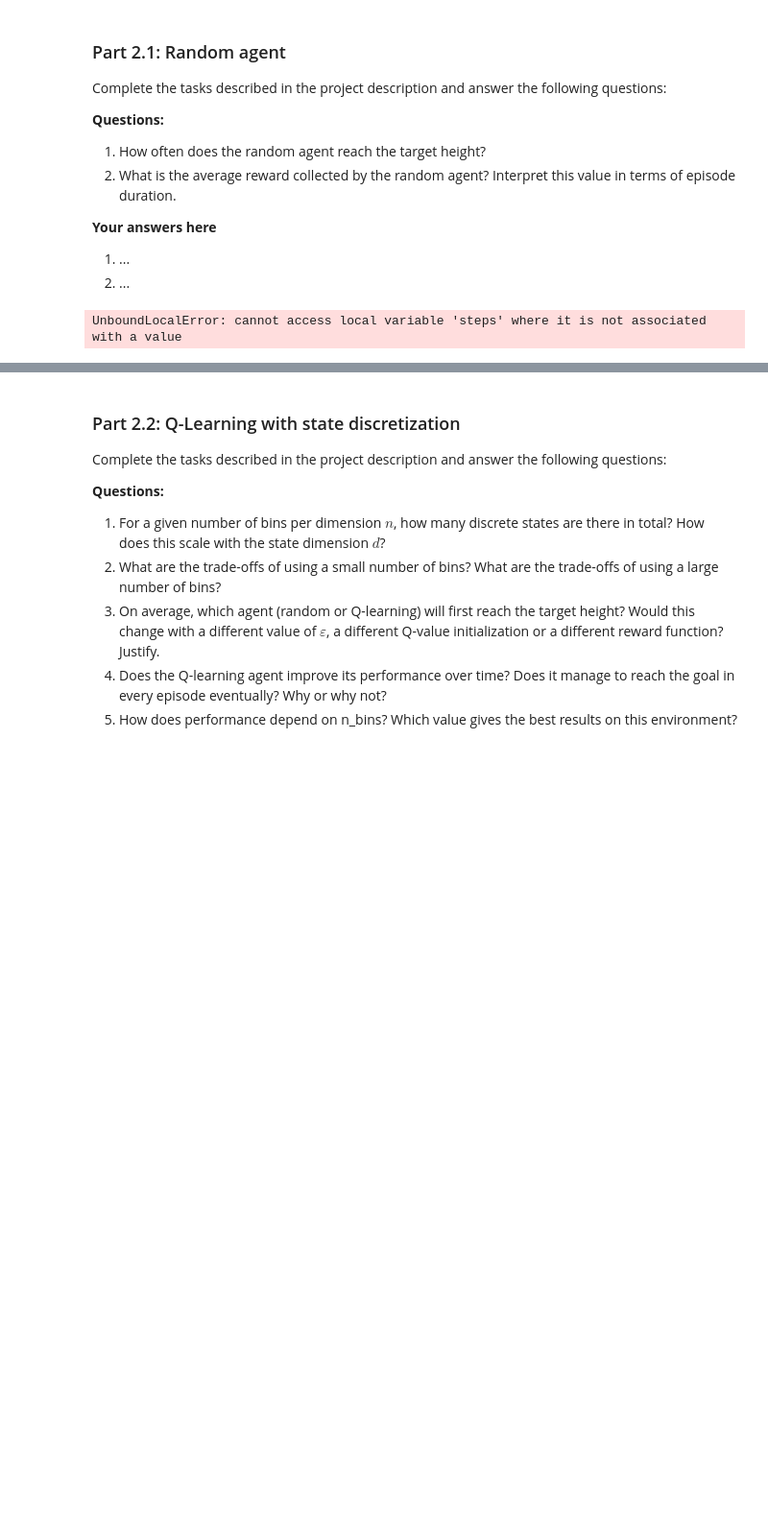
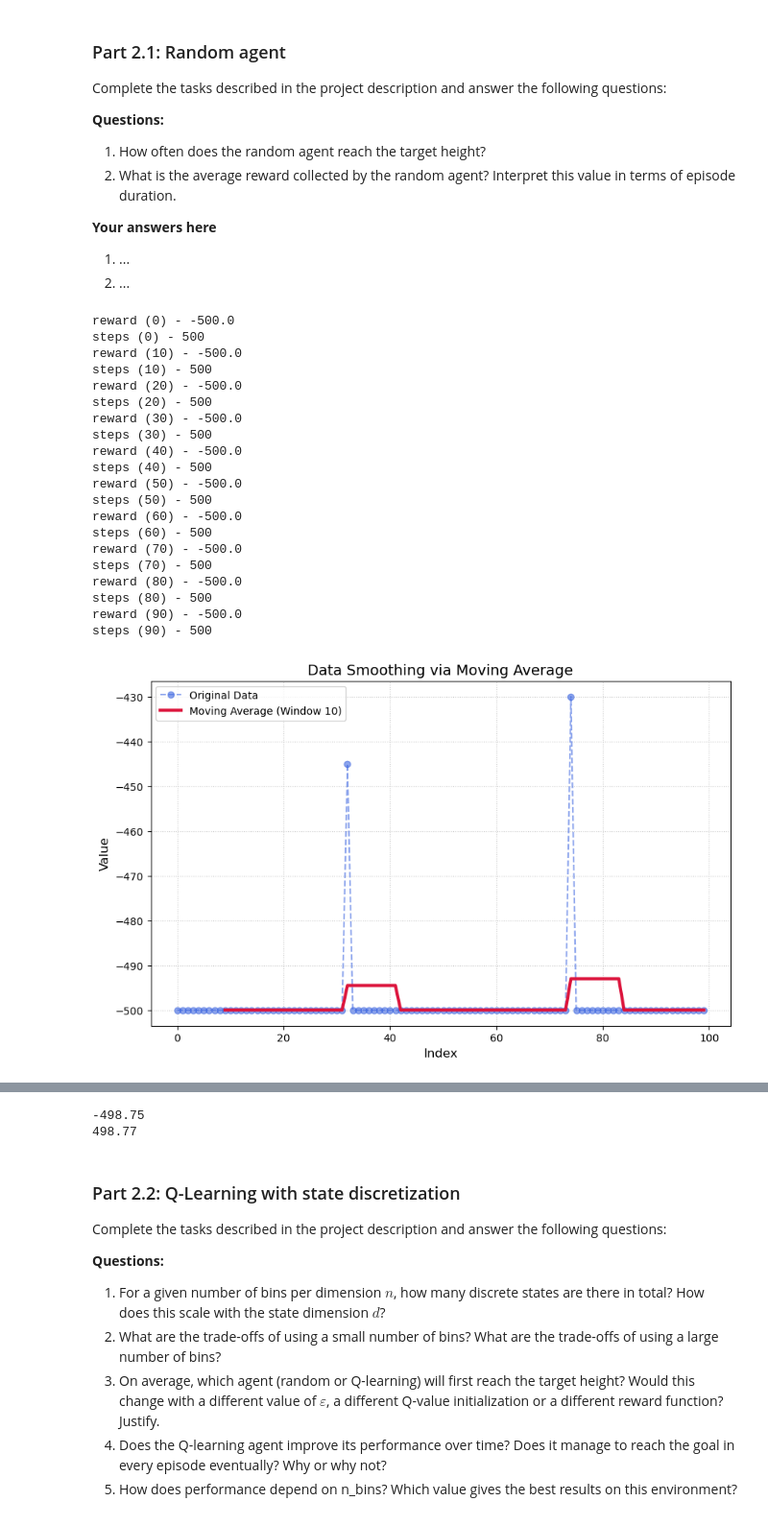
Before and after one commit to EPFLHenrik/ReinforcementLearning, a Jupyter notebook: MP2.ipynb, the cells around one changed output, grey strips where cells are left out. Shown at 96% size. Cells and saved outputs as stored; diff of their text form; code cells hidden in the pictures; blank space fills up the shorter version.

```diff
--- a/MP2.ipynb
+++ b/MP2.ipynb
@@ -108,7 +151,27 @@ random_ag = RandomAgent(env)
 gif_episode(env, random_ag, filename="random_agent_episode.gif")
 # %%
 random_rewards, random_episode_lengths = run_agent(env, random_ag, num_episodes=100, print_every=10)
-# plot_rewards(random_rewards)
-# plot_success(random_rewards)
+plot_rewards(random_rewards)
+plot_success(random_rewards)
 # %% [output]
-UnboundLocalError: cannot access local variable 'steps' where it is not associated with a value
+reward (0) - -500.0
+steps (0) - 500
+reward (10) - -500.0
+steps (10) - 500
+reward (20) - -500.0
+steps (20) - 500
+reward (30) - -500.0
+steps (30) - 500
+reward (40) - -500.0
+steps (40) - 500
+reward (50) - -500.0
+steps (50) - 500
+reward (60) - -500.0
+steps (60) - 500
+reward (70) - -500.0
+steps (70) - 500
+reward (80) - -500.0
+steps (80) - 500
+reward (90) - -500.0
+steps (90) - 500
+[figure, added]
@@ -115,3 +179,9 @@ UnboundLocalError: cannot access local variable 'steps' where it is not associat
+# %%
+print(np.mean(random_rewards))
+print(np.mean(random_episode_lengths))
+# %% [output]
+-498.75
+498.77
 # %% [markdown]
 ### Part 2.2: Q-Learning with state discretization
 
```
Also changed, not shown: parts of 3 cells of this notebook, 3 other files.
